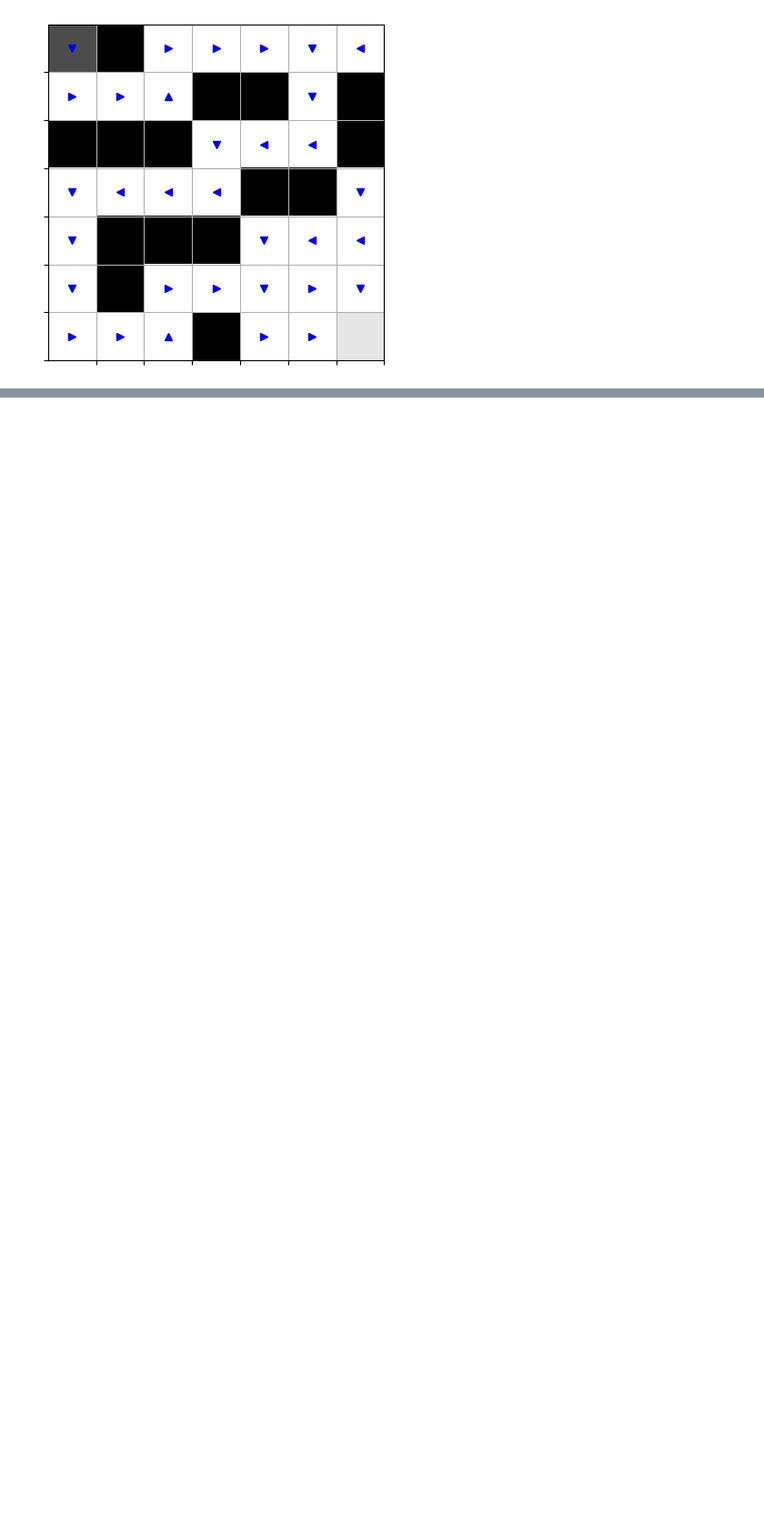
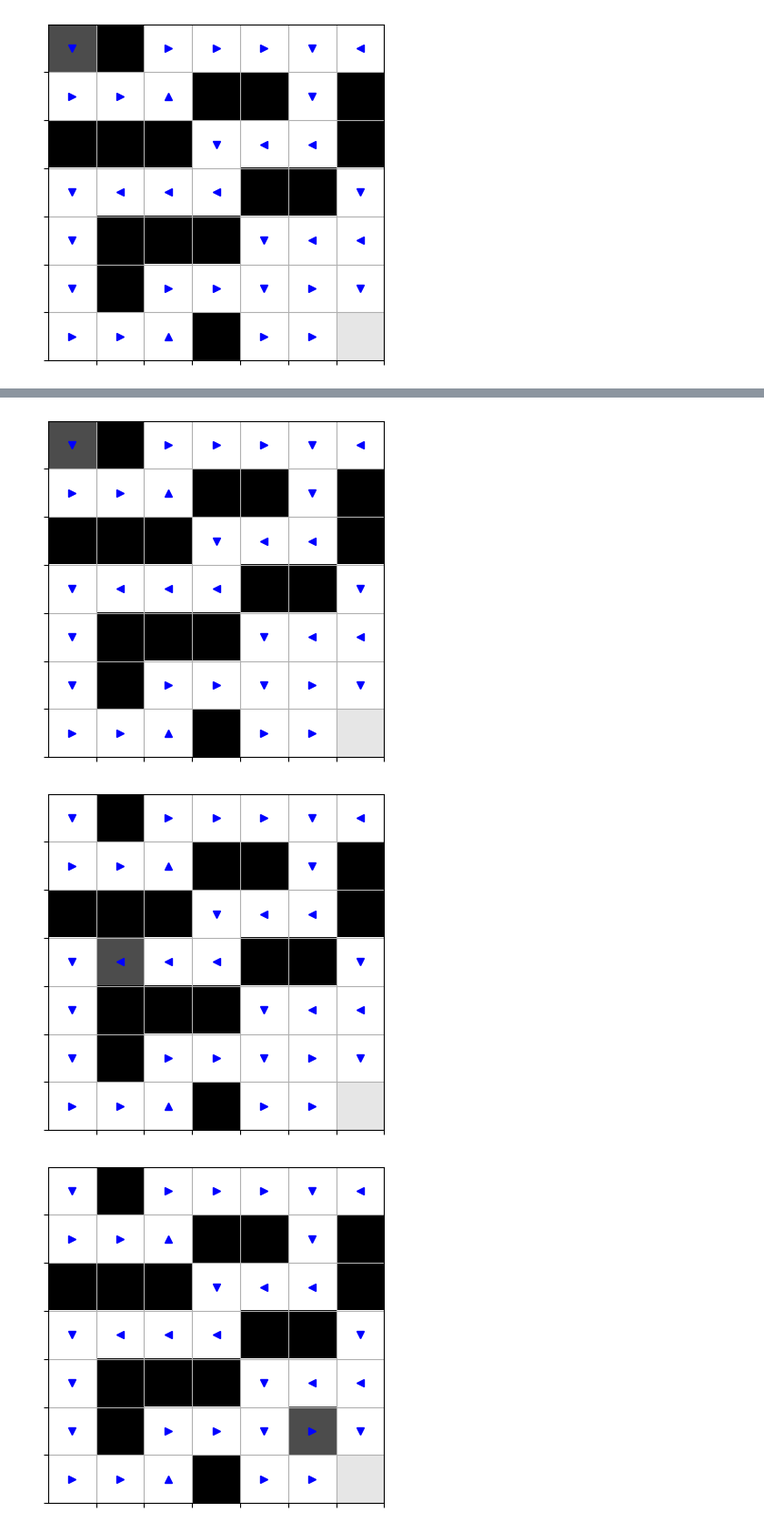
Before and after one commit to Ploita/IA353_PC2, a Jupyter notebook: PC2_Ativ10_RL_Maze.ipynb, the cells around one changed output, grey strips where cells are left out. Shown at 91% size. Cells and saved outputs as stored; diff of their text form; code cells hidden in the pictures; blank space fills up the shorter version.

```diff
--- a/PC2_Ativ10_RL_Maze.ipynb
+++ b/PC2_Ativ10_RL_Maze.ipynb
@@ -447,3 +470,68 @@ for point in qmaze.free_cells:
     k = k + 1
 # %% [output]
 [figure]
+# %%
+# Explicit Q values for some relevant states of the environment.
+for rat_cell in qmaze.free_cells:
+    qmaze.reset(rat_cell)
+    envstate = qmaze.observe()
+    q = model.predict(envstate)
+    action = np.argmax(q[0])
+    if action == 0:
+        directions.append('<b')
+    elif action == 1:
+        directions.append('^b')
+    elif action == 2:
+        directions.append('>b')
+    else:
+        directions.append('vb')
+
+plt.figure(0)
+rat_cell = (0,0)
+qmaze.reset(rat_cell)
+envstate = qmaze.observe()
+q0 = model.predict(envstate)
+show(qmaze)
+k = 0
+for point in qmaze.free_cells:
+    plt.plot(point[1],point[0],directions[k])
+    k = k + 1
+
+plt.figure(1)
+rat_cell = (3,1)
+qmaze.reset(rat_cell)
+envstate = qmaze.observe()
+q1 = model.predict(envstate)
+show(qmaze)
+k = 0
+for point in qmaze.free_cells:
+    plt.plot(point[1],point[0],directions[k])
+    k = k + 1
+
+plt.figure(2)
+rat_cell = (5,5)
+qmaze.reset(rat_cell)
+envstate = qmaze.observe()
+q2 = model.predict(envstate)
+show(qmaze)
+k = 0
+for point in qmaze.free_cells:
+    plt.plot(point[1],point[0],directions[k])
+    k = k + 1
+
+plt.figure(3)
+rat_cell = (5,6)
+qmaze.reset(rat_cell)
+envstate = qmaze.observe()
+q3 = model.predict(envstate)
+show(qmaze)
+k = 0
+for point in qmaze.free_cells:
+    plt.plot(point[1],point[0],directions[k])
+    k = k + 1
+
+print('Q-Valor (0,0)\n< : {:6.3f}\n^ : {:6.3f}\n> : {:6.3f}\nv : {:6.3f}\n'.format(q0[0,0],q0[0,1],q0[0,2],q0[0,3]))
+print('Q-Valor (3,1)\n< : {:6.3f}\n^ : {:6.3f}\n> : {:6.3f}\nv : {:6.3f}\n'.format(q1[0,0],q1[0,1],q1[0,2],q1[0,3]))
+print('Q-Valor (5,5)\n< : {:6.3f}\n^ : {:6.3f}\n> : {:6.3f}\nv : {:6.3f}\n'.format(q2[0,0],q2[0,1],q2[0,2],q2[0,3]))
+print('Q-Valor (5,6)\n< : {:6.3f}\n^ : {:6.3f}\n> : {:6.3f}\nv : {:6.3f}'.format(q3[0,0],q3[0,1],q3[0,2],q3[0,3]))
+# %% [output]
@@ -449,0 +555,3 @@ for point in qmaze.free_cells:
+[figure, added]
+[figure, added]
+[figure, added]
```
Also changed, not shown: parts of 4 cells of this notebook.
